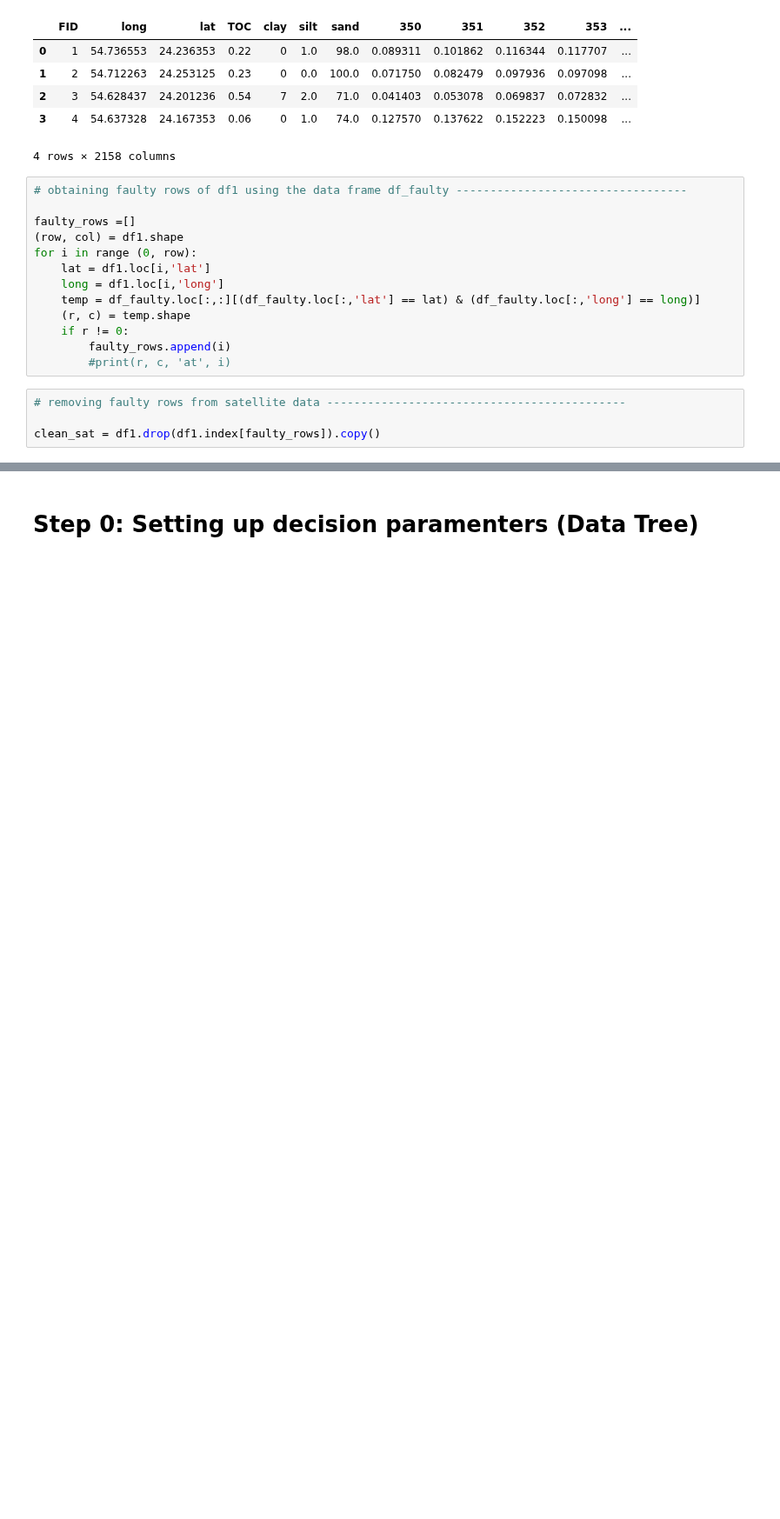
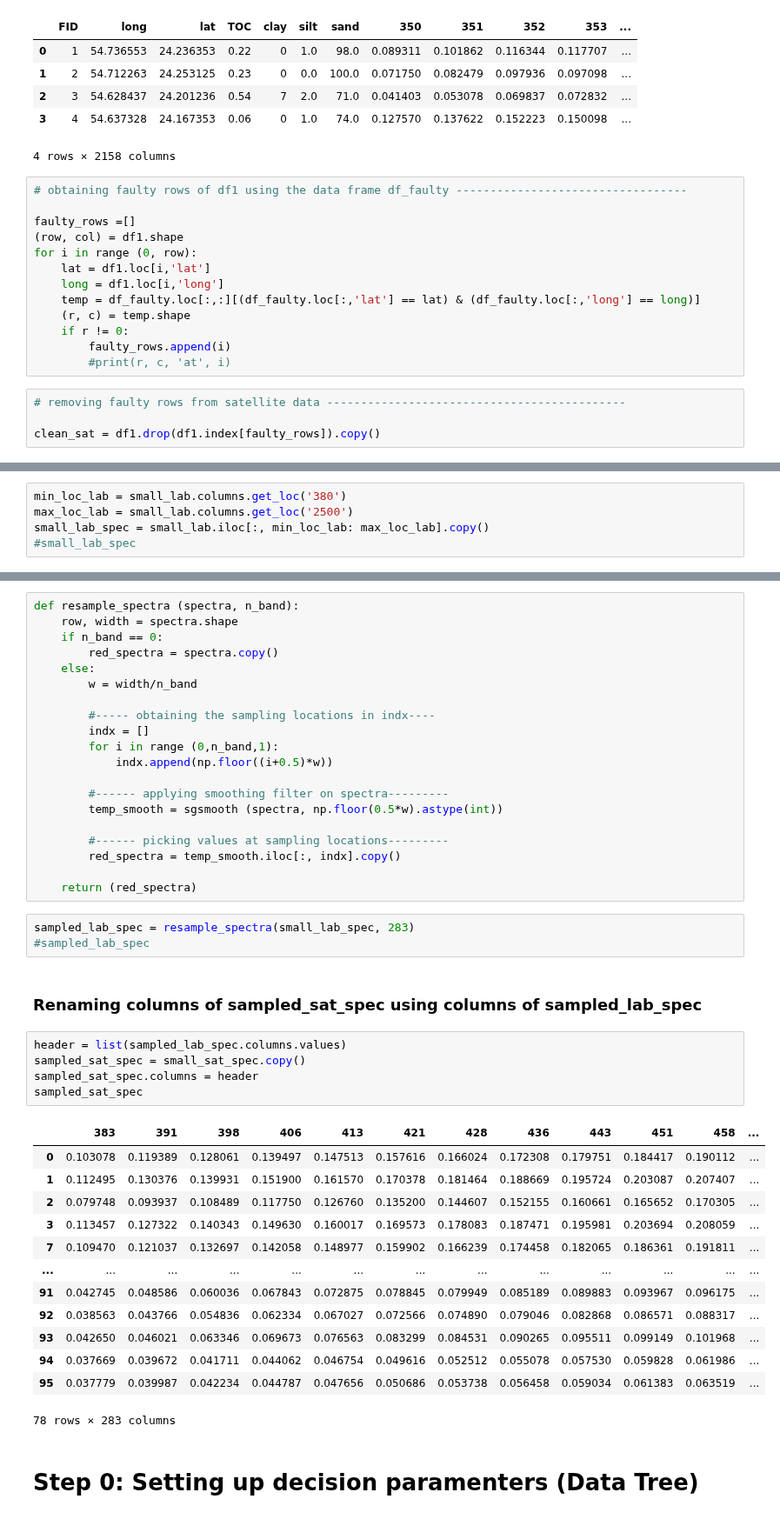
Before and after one commit to SwetaSingh87/SharedPython, a Jupyter notebook: UAE/UAE Emit Spectra.ipynb, the cells around one changed output, grey strips where cells are left out. Shown at 87% size. Cells and saved outputs as stored; diff of their text form; blank space fills up the shorter version.

```diff
--- a/UAE/UAE Emit Spectra.ipynb
+++ b/UAE/UAE Emit Spectra.ipynb
@@ -201,0 +224,5 @@ df1.shape
+# %%
+min_loc_lab = small_lab.columns.get_loc('380')
+max_loc_lab = small_lab.columns.get_loc('2500')
+small_lab_spec = small_lab.iloc[:, min_loc_lab: max_loc_lab].copy()
+#small_lab_spec
@@ -202,2 +231,46 @@ df1.shape
+# %%
+def resample_spectra (spectra, n_band):
+    row, width = spectra.shape
+    if n_band == 0:
+        red_spectra = spectra.copy()
+    else:
+        w = width/n_band
+
+        #----- obtaining the sampling locations in indx----
+        indx = []
+        for i in range (0,n_band,1):
+            indx.append(np.floor((i+0.5)*w))
+
+        #------ applying smoothing filter on spectra---------
+        temp_smooth = sgsmooth (spectra, np.floor(0.5*w).astype(int))
+
+        #------ picking values at sampling locations---------
+        red_spectra = temp_smooth.iloc[:, indx].copy()
+
+    return (red_spectra)
+# %%
+sampled_lab_spec = resample_spectra(small_lab_spec, 283)
+#sampled_lab_spec
+# %% [markdown]
+### Renaming columns of sampled_sat_spec using columns of sampled_lab_spec
+# %%
+header = list(sampled_lab_spec.columns.values)
+sampled_sat_spec = small_sat_spec.copy()
+sampled_sat_spec.columns = header
+sampled_sat_spec
+# %% [output]
+|  | 383 | 391 | 398 | 406 | 413 | 421 | 428 | 436 | 443 | 451 | 458 | ... |
+| 0 | 0.103078 | 0.119389 | 0.128061 | 0.139497 | 0.147513 | 0.157616 | 0.166024 | 0.172308 | 0.179751 | 0.184417 | 0.190112 | ... |
+| 1 | 0.112495 | 0.130376 | 0.139931 | 0.151900 | 0.161570 | 0.170378 | 0.181464 | 0.188669 | 0.195724 | 0.203087 | 0.207407 | ... |
+| 2 | 0.079748 | 0.093937 | 0.108489 | 0.117750 | 0.126760 | 0.135200 | 0.144607 | 0.152155 | 0.160661 | 0.165652 | 0.170305 | ... |
+| 3 | 0.113457 | 0.127322 | 0.140343 | 0.149630 | 0.160017 | 0.169573 | 0.178083 | 0.187471 | 0.195981 | 0.203694 | 0.208059 | ... |
+| 7 | 0.109470 | 0.121037 | 0.132697 | 0.142058 | 0.148977 | 0.159902 | 0.166239 | 0.174458 | 0.182065 | 0.186361 | 0.191811 | ... |
+| ... | ... | ... | ... | ... | ... | ... | ... | ... | ... | ... | ... | ... |
+| 91 | 0.042745 | 0.048586 | 0.060036 | 0.067843 | 0.072875 | 0.078845 | 0.079949 | 0.085189 | 0.089883 | 0.093967 | 0.096175 | ... |
+| 92 | 0.038563 | 0.043766 | 0.054836 | 0.062334 | 0.067027 | 0.072566 | 0.074890 | 0.079046 | 0.082868 | 0.086571 | 0.088317 | ... |
+| 93 | 0.042650 | 0.046021 | 0.063346 | 0.069673 | 0.076563 | 0.083299 | 0.084531 | 0.090265 | 0.095511 | 0.099149 | 0.101968 | ... |
+| 94 | 0.037669 | 0.039672 | 0.041711 | 0.044062 | 0.046754 | 0.049616 | 0.052512 | 0.055078 | 0.057530 | 0.059828 | 0.061986 | ... |
+| 95 | 0.037779 | 0.039987 | 0.042234 | 0.044787 | 0.047656 | 0.050686 | 0.053738 | 0.056458 | 0.059034 | 0.061383 | 0.063519 | ... |
+78 rows × 283 columns
 # %% [markdown]
 # Step 0: Setting up decision paramenters (Data Tree)
```
Also changed, not shown: parts of 9 cells of this notebook, 1 other file.
